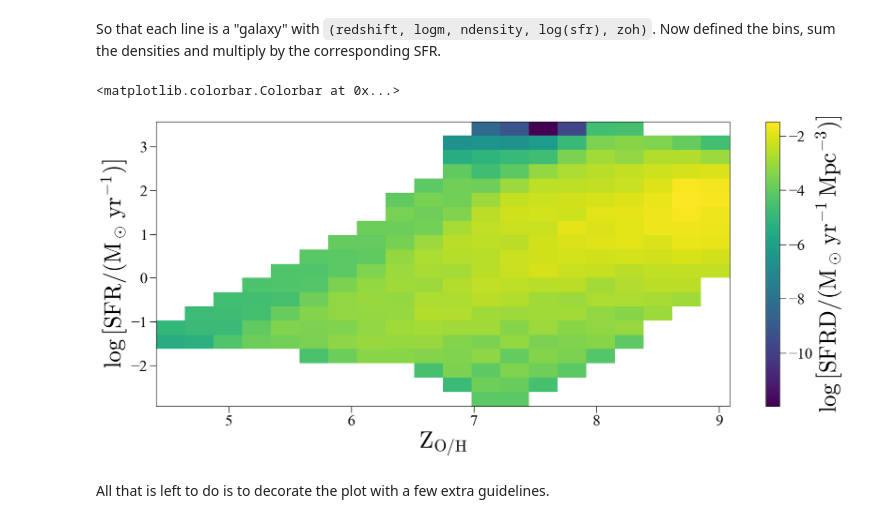
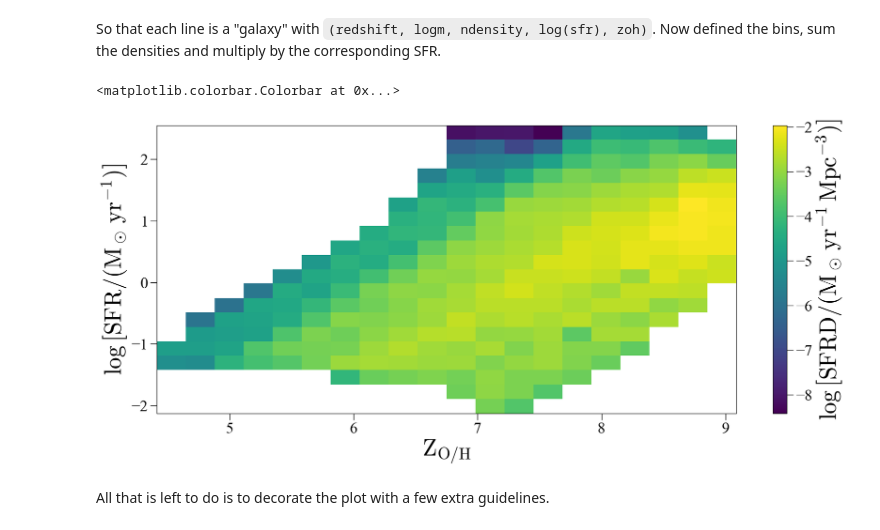
Before and after one commit to lmdesa/BOSSA, a Jupyter notebook: notebooks/Galaxy_Sampling_Consistency_Checks.ipynb, the cells around one changed output. Saved outputs shown, nothing was run; the diff lists cells and outputs as text; code cells hidden in the pictures.

Commit message:
chore(notebook): added igimf corrections to consistency checks

```diff
--- a/notebooks/Galaxy_Sampling_Consistency_Checks.ipynb
+++ b/notebooks/Galaxy_Sampling_Consistency_Checks.ipynb
@@ -356,7 +359,8 @@ model_settings = {
     'flattening': SFMR_option,
     'fixed_slope': GSMF_option,
     'mzr_model': MZR_option,
-    'scatter_model': 'none'
+    'scatter_model': 'none',
+    'igimf': True
 }
 # %% [markdown]
 First generate the redshift-logmass grid.
@@ -362,0 +496,3 @@ First generate the redshift-logmass grid.
+# %%
+corrections = Corrections(np.array([-2, -1]), np.array([[2, 2], [3, 3]]))
+corrections.load_data()
@@ -373,3 +528,28 @@ def get_sample(logm, redshift, flattening, fixed_slope, mzr_model, scatter_model
+# %%
+def get_sample(logm, redshift, flattening, fixed_slope, mzr_model, scatter_model, igimf):
+    sfmr = SFMR(redshift=redshift,
+                flattening=flattening,
+                scatter_model=scatter_model)
+    mzr = MZR(redshift=redshift,
+              model=MZR_option,
+              scatter_model=scatter_model)
+    mzr.set_params()
+
+    logsfr = sfmr.logsfr(logm)
+    sfr = 10.**logsfr
+    zoh = mzr.zoh(logm)
+    feh = np.array([ZOH_to_FeH(x) for x in zoh])
+
+    if igimf:
+        corrections = Corrections(feh, np.tile(logsfr.reshape((logsfr.shape[0], 1)), (1,feh.shape[0])))
+        corrections.load_data()
+        try:
+            corr = np.diag(corrections.get_corrections())
+        except ValueError:
+            corr = np.tile(np.nan, sfr.shape[0])
+        sfr *= 10.**corr
+
+    return sfr, zoh
 # %%
 # PLOT SETTINGS
 side = 20
@@ -486,10 +664,10 @@ bg_sample = bg_sample.T.reshape((side*side*bin_sample_size, 5))
 # %% [markdown]
 So that each line is a "galaxy" with `(redshift, logm, ndensity, log(sfr), zoh)`. Now defined the bins, sum the densities and multiply by the corresponding SFR.
 # %%
-bg_min_logsfr = bg_sample[:, 3].min()
-bg_max_logsfr = bg_sample[:, 3].max()
-bg_min_zoh = bg_sample[:, 4].min()
-bg_max_zoh = bg_sample[:, 4].max()
+bg_min_logsfr = np.nanmin(bg_sample[:, 3])
+bg_max_logsfr = np.nanmax(bg_sample[:, 3])
+bg_min_zoh = np.nanmin(bg_sample[:, 4])
+bg_max_zoh = np.nanmax(bg_sample[:, 4])
 
 bg_logsfr_grid = np.linspace(bg_min_logsfr, bg_max_logsfr, side+1)
 bg_zoh_grid = np.linspace(bg_min_zoh, bg_max_zoh, side+1)
@@ -500,28 +678,29 @@ for row, (zoh0, zoh1) in enumerate(zip(bg_zoh_grid[:-1], bg_zoh_grid[1:])):
     #print(zoh0, zoh1, zoh_sample.shape)
     for col, (logsfr0, logsfr1) in enumerate(zip(bg_logsfr_grid[:-1], bg_logsfr_grid[1:])):
         sfr_sample = zoh_sample[np.logical_and(zoh_sample[:, 3] >= logsfr0, zoh_sample[:, 3] < logsfr1)]
+        sfr_sample = sfr_sample[~np.isnan(sfr_sample[:,3])]
         #print(logsfr0, logsfr1, sfr_sample.shape)
         sfrd = np.sum(sfr_sample[:,2] * 10.**sfr_sample[:,3])
         bg_logsfrd_grid[row, col] = np.log10(sfrd)
 # %%
 colormap = bg_logsfrd_grid.T
 x = bg_zoh_grid
 y = bg_logsfr_grid
 
 fig, ax = plt.subplots(figsize=(20,8))
-vmin = colormap[colormap != -np.inf].min()
-vmax = colormap[colormap != np.inf].max()
+vmin = np.nanmin(colormap[colormap != -np.inf])
+vmax = np.nanmax(colormap[colormap != np.inf])
 
 ax.pcolormesh(x, y, colormap, vmin=vmin, vmax=vmax)
 #ax.invert_yaxis()
 ax.set_ylabel(r'$\log\left[\mathrm{SFR}/(\mathrm{M}_\odot\,\mathrm{yr}^{-1})\right]$')
 ax.set_xlabel(r'$\mathrm{Z}_\mathrm{O/H}$')
 fig.colorbar(mappable=cm.ScalarMappable(norm=Normalize(vmin=vmin, vmax=vmax), cmap='viridis'),
              ax=ax,
              label=r'$\log\left[\mathrm{SFRD}/(\mathrm{M}_\odot\,\mathrm{yr}^{-1}\,\mathrm{Mpc}^{-3})\right]$')
 # %% [output]
 <matplotlib.colorbar.Colorbar at 0x...>
-[figure, old version]
+[figure, new version]
 # %% [markdown]
 All that is left to do is to decorate the plot with a few extra guidelines.
 # %%
```
Also changed, not shown: parts of 37 cells of this notebook, 1 other file.
